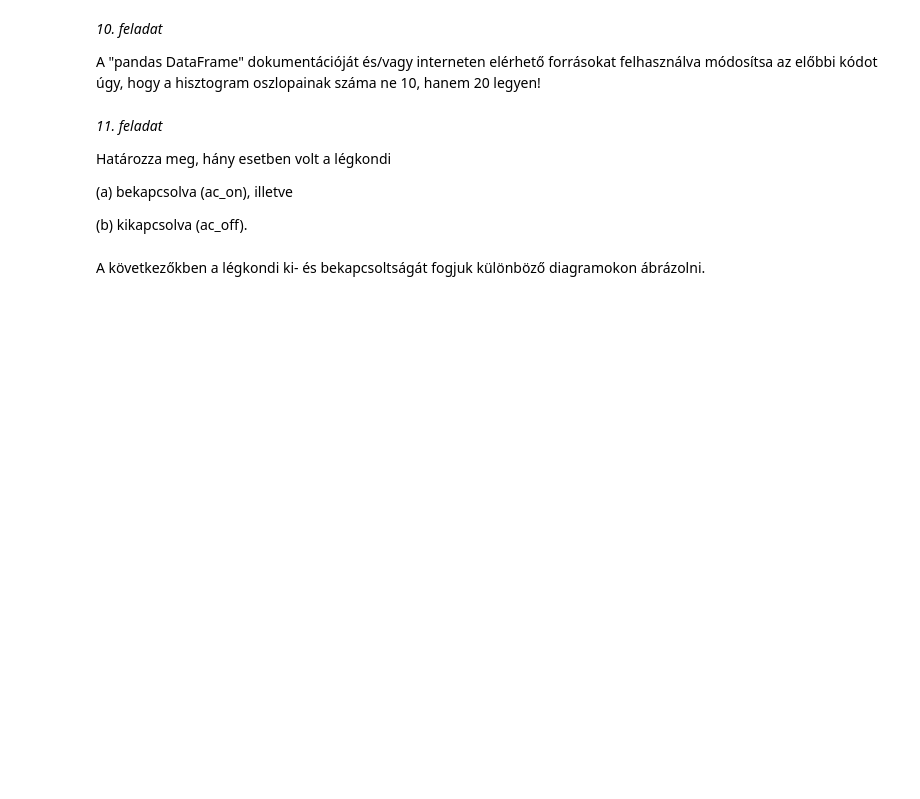
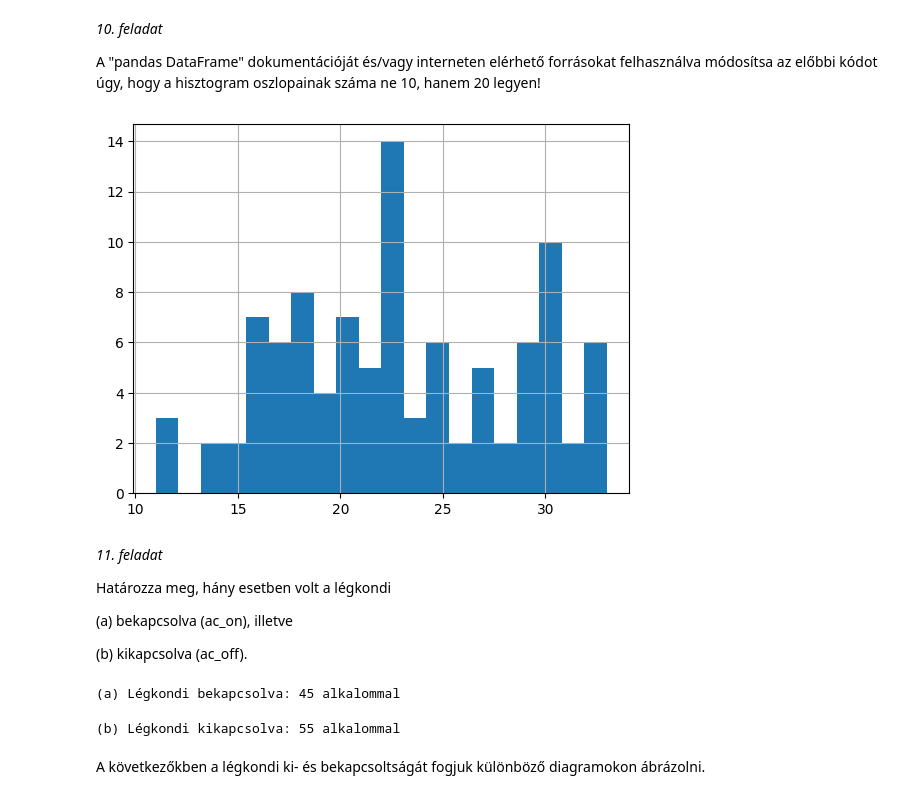
Before and after one commit to MemerGamer/IntelligensModszerekTantargy, a Jupyter notebook: Elofeldolgozas_es_vizualizacio.ipynb, the cells around one changed output. Drawn from its saved outputs; the diff is of its cells as text; code cells hidden in the pictures; blank space fills up the shorter version.

```diff
--- a/Elofeldolgozas_es_vizualizacio.ipynb
+++ b/Elofeldolgozas_es_vizualizacio.ipynb
@@ -206,3 +529,7 @@ A "pandas DataFrame" dokumentációját és/vagy interneten elérhető források
+# %%
+data["starttemp"].hist(bins=20);
+# %% [output]
+[figure, added]
 # %% [markdown]
 *11. feladat*
 
@@ -218,3 +541,14 @@ Határozza meg, hány esetben volt a légkondi
+# %%
+ac_on = data_dedup[data_dedup['air conditioner'] == 'on'].shape[0]
+print(f"(a) Légkondi bekapcsolva: {ac_on} alkalommal")
+# %% [output]
+(a) Légkondi bekapcsolva: 45 alkalommal
+# %%
+
+ac_off = data_dedup[data_dedup['air conditioner'] == 'off'].shape[0]
+print(f"(b) Légkondi kikapcsolva: {ac_off} alkalommal")
+# %% [output]
+(b) Légkondi kikapcsolva: 55 alkalommal
 # %% [markdown]
 A következőkben a légkondi ki- és bekapcsoltságát fogjuk különböző diagramokon ábrázolni.
 # %%
```
Also changed, not shown: parts of 76 cells of this notebook.
